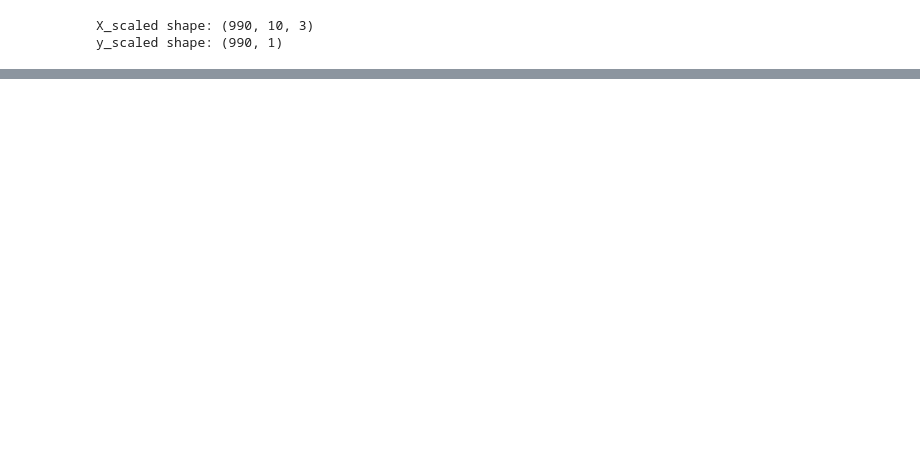
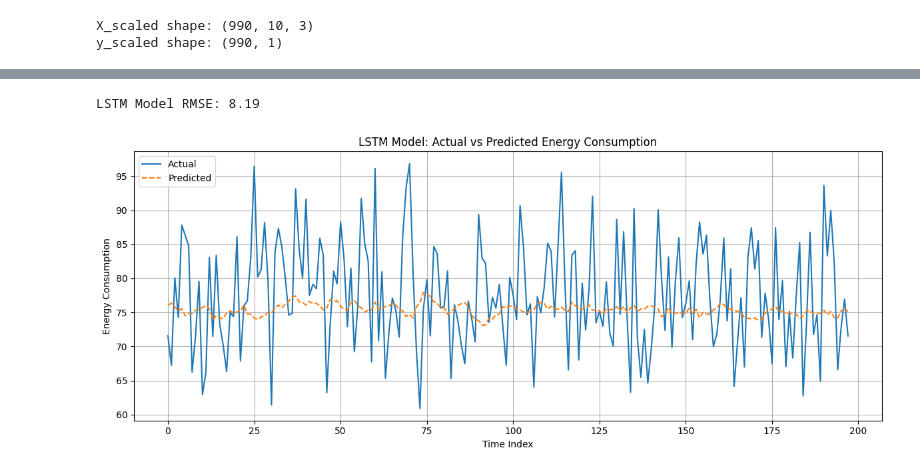
Before and after one commit to vijaivimu/TimeSeriesAnalysis, a Jupyter notebook: src/LSTM.ipynb, the cells around one changed output, grey strips where cells are left out. Saved outputs shown, nothing was run; the diff lists cells and outputs as text; code cells hidden in the pictures; blank space fills up the shorter version.

```diff
--- a/src/LSTM.ipynb
+++ b/src/LSTM.ipynb
@@ -75,0 +186,2 @@ y_scaled shape: (990, 1)
+# %%
+y_pred_scaled = model.predict(X_test)
@@ -75,0 +190,27 @@ y_scaled shape: (990, 1)
+# %%
+# Inverse transform predictions and true values
+y_pred = scaler_y.inverse_transform(y_pred_scaled)
+y_true = scaler_y.inverse_transform(y_test)
+# %%
+from sklearn.metrics import mean_squared_error
+import numpy as np
+
+rmse = np.sqrt(mean_squared_error(y_true, y_pred))
+print(f"LSTM Model RMSE: {rmse:.2f}")
+# %% [output]
+LSTM Model RMSE: 8.19
+# %%
+import matplotlib.pyplot as plt
+
+plt.figure(figsize=(12, 5))
+plt.plot(y_true, label='Actual')
+plt.plot(y_pred, label='Predicted', linestyle='--')
+plt.title('LSTM Model: Actual vs Predicted Energy Consumption')
+plt.xlabel('Time Index')
+plt.ylabel('Energy Consumption')
+plt.legend()
+plt.grid(True)
+plt.tight_layout()
+plt.show()
+# %% [output]
+[figure, added]
```
Also changed, not shown: parts of 9 cells of this notebook, 4 other files.
